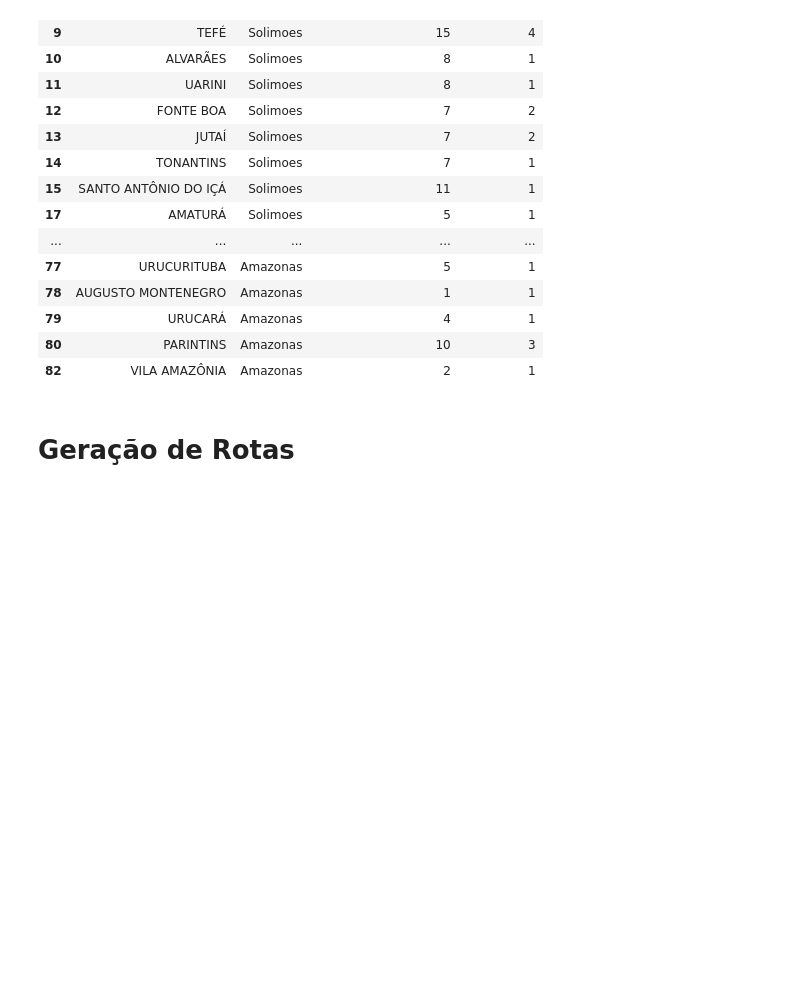
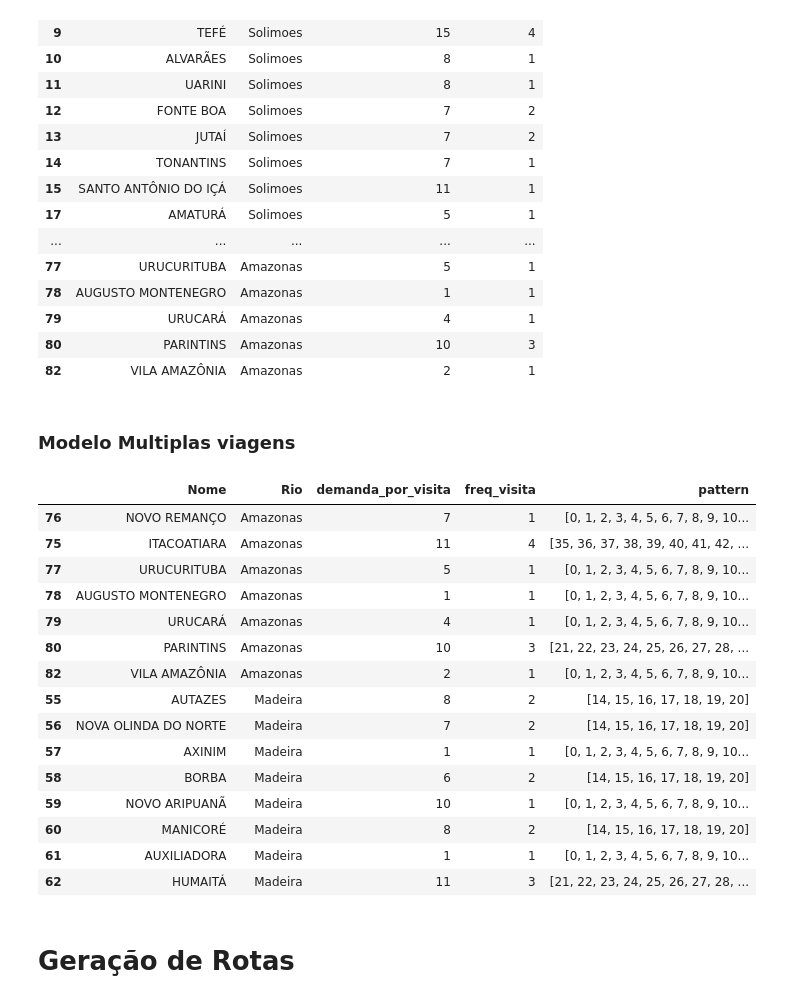
Before and after one commit to guidurbano/tcc-GNL-amazon, a Jupyter notebook: notebooks/demand_SI_AM.ipynb, the cells around one changed output. Cells and saved outputs as stored; diff of their text form; code cells hidden in the pictures; blank space fills up the shorter version.

```diff
--- a/notebooks/demand_SI_AM.ipynb
+++ b/notebooks/demand_SI_AM.ipynb
@@ -584,6 +586,45 @@ for rio in rios:
 
     df_freq_visita = df_freq_visita[['Nome', 'Rio', 'demanda_por_visita', 'freq_visita', 'pattern']]
     df_freq_visita.to_parquet(f'../data/preprocessing/demands/{rio}.parquet')
+# %% [markdown]
+### Modelo Multiplas viagens
+# %%
+rios_mult = ['Amazonas', 'Madeira']
+
+df_sample['pattern'] = 0
+df_sample.loc[df_sample['Rio'].isin(rios_mult), 'pattern'] =  df_sample['freq_visita'].apply(_pattern_index,
+                                                                                           df_pattern=df_pattern_14_days)
+# %%
+lista_localidades = df_sample[df_sample.Rio.isin(rios_mult)]['Nome'].tolist()
+localidades_ordenadas = df_dist.loc[lista_localidades].sort_values('MANAUS').index.tolist()
+sorterIndex = dict(zip(localidades_ordenadas, range(len(localidades_ordenadas))))
+
+df_freq_visita = df_sample.copy()
+df_freq_visita = df_freq_visita[df_sample.Rio.isin(rios_mult)]
+df_freq_visita['sort'] = df_freq_visita['Nome'].map(sorterIndex)
+df_freq_visita = df_freq_visita.sort_values(['Rio', 'sort'])
+
+df_freq_visita = df_freq_visita[['Nome', 'Rio', 'demanda_por_visita', 'freq_visita', 'pattern']]
+df_freq_visita.to_parquet(f'../data/preprocessing/demands/{rios_mult}.parquet')
+# %%
+df_freq_visita
+# %% [output]
+|  | Nome | Rio | demanda_por_visita | freq_visita | pattern |
+| 76 | NOVO REMANÇO | Amazonas | 7 | 1 | [0, 1, 2, 3, 4, 5, 6, 7, 8, 9, 10... |
+| 75 | ITACOATIARA | Amazonas | 11 | 4 | [35, 36, 37, 38, 39, 40, 41, 42, ... |
+| 77 | URUCURITUBA | Amazonas | 5 | 1 | [0, 1, 2, 3, 4, 5, 6, 7, 8, 9, 10... |
+| 78 | AUGUSTO MONTENEGRO | Amazonas | 1 | 1 | [0, 1, 2, 3, 4, 5, 6, 7, 8, 9, 10... |
+| 79 | URUCARÁ | Amazonas | 4 | 1 | [0, 1, 2, 3, 4, 5, 6, 7, 8, 9, 10... |
+| 80 | PARINTINS | Amazonas | 10 | 3 | [21, 22, 23, 24, 25, 26, 27, 28, ... |
+| 82 | VILA AMAZÔNIA | Amazonas | 2 | 1 | [0, 1, 2, 3, 4, 5, 6, 7, 8, 9, 10... |
+| 55 | AUTAZES | Madeira | 8 | 2 | [14, 15, 16, 17, 18, 19, 20] |
+| 56 | NOVA OLINDA DO NORTE | Madeira | 7 | 2 | [14, 15, 16, 17, 18, 19, 20] |
+| 57 | AXINIM | Madeira | 1 | 1 | [0, 1, 2, 3, 4, 5, 6, 7, 8, 9, 10... |
+| 58 | BORBA | Madeira | 6 | 2 | [14, 15, 16, 17, 18, 19, 20] |
+| 59 | NOVO ARIPUANÃ | Madeira | 10 | 1 | [0, 1, 2, 3, 4, 5, 6, 7, 8, 9, 10... |
+| 60 | MANICORÉ | Madeira | 8 | 2 | [14, 15, 16, 17, 18, 19, 20] |
+| 61 | AUXILIADORA | Madeira | 1 | 1 | [0, 1, 2, 3, 4, 5, 6, 7, 8, 9, 10... |
+| 62 | HUMAITÁ | Madeira | 11 | 3 | [21, 22, 23, 24, 25, 26, 27, 28, ... |
 # %% [markdown]
 # Geração de Rotas
 # %% [markdown]
```
Also changed, not shown: parts of 1 cell of this notebook, 7 other files.
